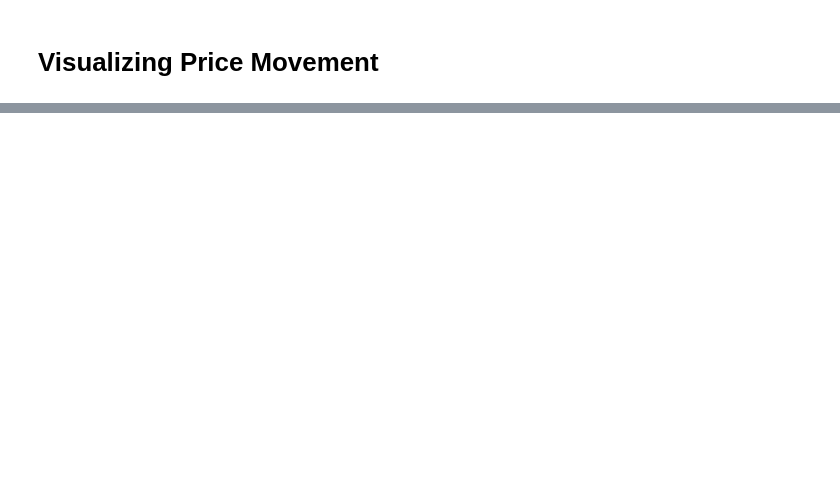
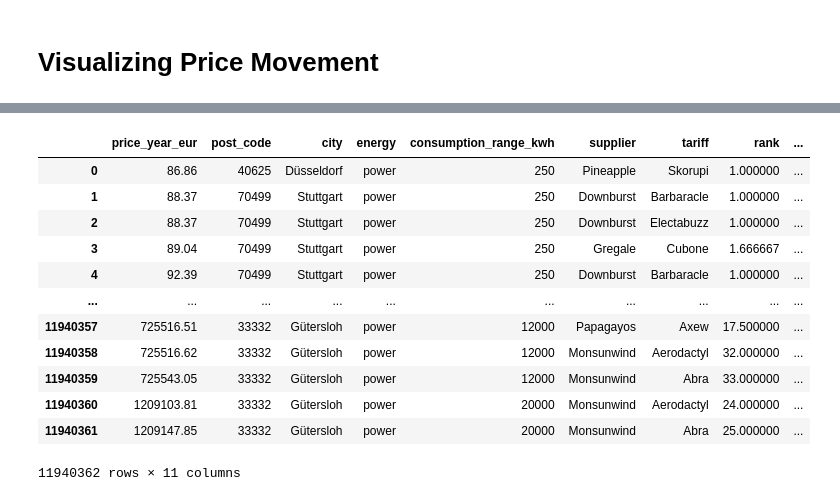
Before and after one commit to michael-fuest/DAiA-EON, a Jupyter notebook: Exploration.ipynb, the cells around one changed output, grey strips where cells are left out. Cells and saved outputs as stored; diff of their text form; code cells hidden in the pictures; blank space fills up the shorter version.

```diff
--- a/Exploration.ipynb
+++ b/Exploration.ipynb
@@ -81,0 +124,20 @@ plot = y_ahead_prices.plot()
+# %%
+#Building validity period feature
+test.date_valid_to = pd.to_datetime(test.date_valid_to)
+test.date_valid_from = pd.to_datetime(test.date_valid_from)
+test['validity_period'] = (test['date_valid_to'] - test['date_valid_from']).dt.days
+test
+# %% [output]
+|  | price_year_eur | post_code | city | energy | consumption_range_kwh | supplier | tariff | rank | ... |
+| 0 | 86.86 | 40625 | Düsseldorf | power | 250 | Pineapple | Skorupi | 1.000000 | ... |
+| 1 | 88.37 | 70499 | Stuttgart | power | 250 | Downburst | Barbaracle | 1.000000 | ... |
+| 2 | 88.37 | 70499 | Stuttgart | power | 250 | Downburst | Electabuzz | 1.000000 | ... |
+| 3 | 89.04 | 70499 | Stuttgart | power | 250 | Gregale | Cubone | 1.666667 | ... |
+| 4 | 92.39 | 70499 | Stuttgart | power | 250 | Downburst | Barbaracle | 1.000000 | ... |
+| ... | ... | ... | ... | ... | ... | ... | ... | ... | ... |
+| 11940357 | 725516.51 | 33332 | Gütersloh | power | 12000 | Papagayos | Axew | 17.500000 | ... |
+| 11940358 | 725516.62 | 33332 | Gütersloh | power | 12000 | Monsunwind | Aerodactyl | 32.000000 | ... |
+| 11940359 | 725543.05 | 33332 | Gütersloh | power | 12000 | Monsunwind | Abra | 33.000000 | ... |
+| 11940360 | 1209103.81 | 33332 | Gütersloh | power | 20000 | Monsunwind | Aerodactyl | 24.000000 | ... |
+| 11940361 | 1209147.85 | 33332 | Gütersloh | power | 20000 | Monsunwind | Abra | 25.000000 | ... |
+11940362 rows × 11 columns
```
Also changed, not shown: parts of 23 cells of this notebook, 2 other files.
